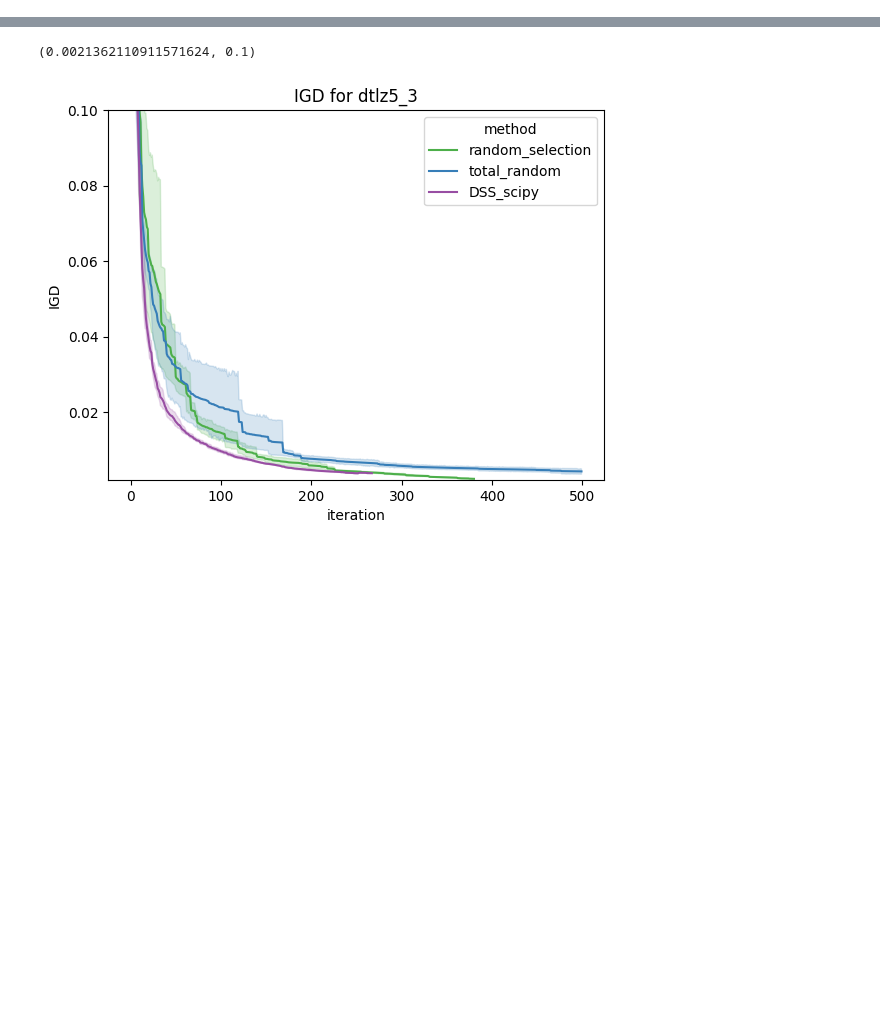
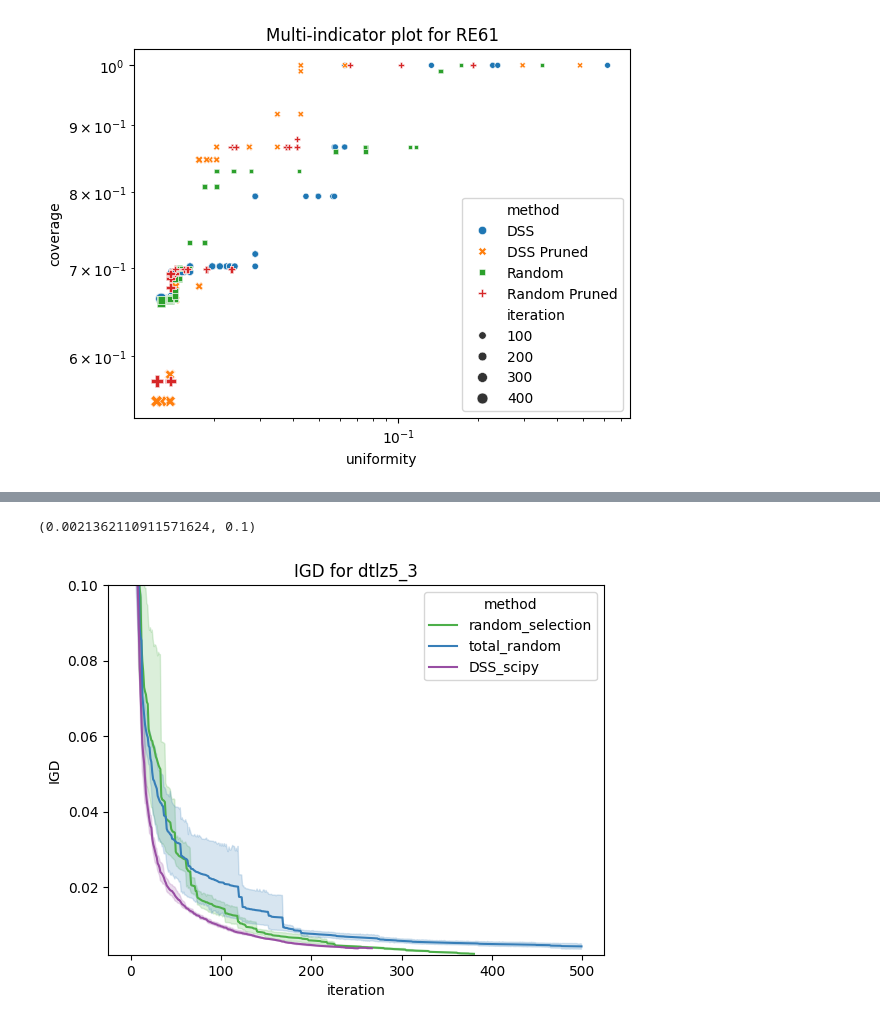
Before and after one commit to light-weaver/iterative-pareto-representer, a Jupyter notebook: notebooks/explore_results.ipynb, the cells around one changed output, grey strips where cells are left out. Saved outputs shown, nothing was run; the diff lists cells and outputs as text; code cells hidden in the pictures; blank space fills up the shorter version.

```diff
--- a/notebooks/explore_results.ipynb
+++ b/notebooks/explore_results.ipynb
@@ -156,0 +213,25 @@ Text(0.5, 1.0, 'HV indicator for dtlz5_3')
+# %%
+f, ax = plt.subplots()
+ax.set()
+metric = "uniformity"
+f_pd_clean = f_pd[["coverage", "uniformity", "iteration", "method"]].dropna()
+
+f_pd_clean = f_pd_clean.groupby(["method", "iteration"]).median().reset_index()
+sns.scatterplot(
+    data=f_pd_clean.sort_values("method"),
+    y="coverage",
+    x="uniformity",
+    size="iteration",
+    hue="method",
+    style="method",
+    ax=ax,
+)
+
+# Set y-axis limits
+# ax.set_ylim(10, 11)
+ax.set_title(f"Multi-indicator plot for {problem}")
+# log scale for y-axis
+ax.set_yscale("log")
+ax.set_xscale("log")
+# %% [output]
+[figure, added]
```
Also changed, not shown: parts of 17 cells of this notebook, 31 other files.
